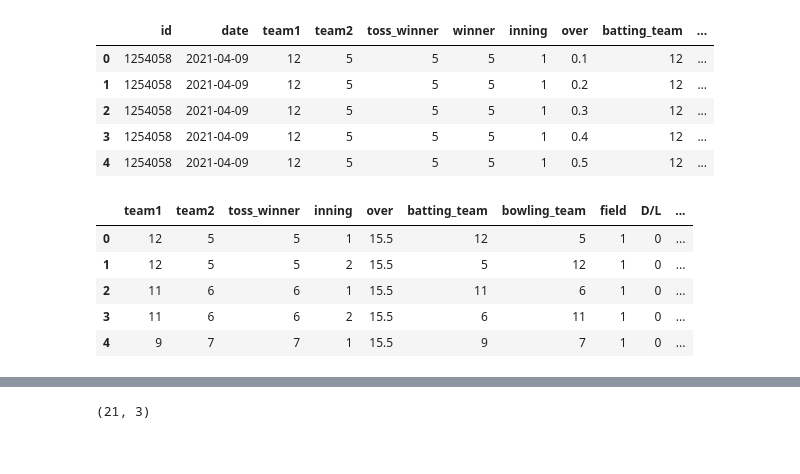
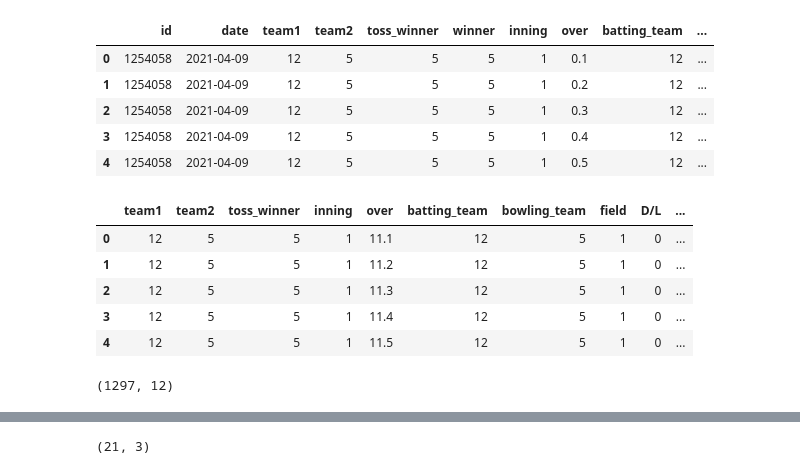
Before and after one commit to UtkarshAIITB/IPL-Data-Analysis, a Jupyter notebook: DL.ipynb, the cells around one changed output, grey strips where cells are left out. Cells and saved outputs as stored; diff of their text form; code cells hidden in the pictures.

```diff
--- a/DL.ipynb
+++ b/DL.ipynb
@@ -245,21 +276,25 @@ tests.head()
 | 3 | 1254058 | 2021-04-09 | 12 | 5 | 5 | 5 | 1 | 0.4 | 12 | ... |
 | 4 | 1254058 | 2021-04-09 | 12 | 5 | 5 | 5 | 1 | 0.5 | 12 | ... |
 # %%
-sets = tests.drop(tests[(tests.over < 15.5) | (tests.over >=15.6)].index)
+sets = tests.drop(tests[(tests.over <= 11.0) | (tests.over >=16.0)].index)
 sets.reset_index(drop = True)
 yt1 = sets['total_runs_y']
 yt2 = sets['winner']
 tt_2021 = tests['id'].reset_index(drop = True)
 tt_2021 = tt_2021.to_frame().reset_index(drop = True)
 sets.drop(columns = ['id', 'date', 'total_runs_y', 'winner'], inplace = True)
 sets.reset_index(drop=True).head()
 # %% [output]
 |  | team1 | team2 | toss_winner | inning | over | batting_team | bowling_team | field | D/L | ... |
-| 0 | 12 | 5 | 5 | 1 | 15.5 | 12 | 5 | 1 | 0 | ... |
-| 1 | 12 | 5 | 5 | 2 | 15.5 | 5 | 12 | 1 | 0 | ... |
-| 2 | 11 | 6 | 6 | 1 | 15.5 | 11 | 6 | 1 | 0 | ... |
-| 3 | 11 | 6 | 6 | 2 | 15.5 | 6 | 11 | 1 | 0 | ... |
-| 4 | 9 | 7 | 7 | 1 | 15.5 | 9 | 7 | 1 | 0 | ... |
+| 0 | 12 | 5 | 5 | 1 | 11.1 | 12 | 5 | 1 | 0 | ... |
+| 1 | 12 | 5 | 5 | 1 | 11.2 | 12 | 5 | 1 | 0 | ... |
+| 2 | 12 | 5 | 5 | 1 | 11.3 | 12 | 5 | 1 | 0 | ... |
+| 3 | 12 | 5 | 5 | 1 | 11.4 | 12 | 5 | 1 | 0 | ... |
+| 4 | 12 | 5 | 5 | 1 | 11.5 | 12 | 5 | 1 | 0 | ... |
+# %%
+sets.shape
+# %% [output]
+(1297, 12)
 # %%
 yt1 = yt1.ravel()
 # %%
```
Also changed, not shown: parts of 33 cells of this notebook.
